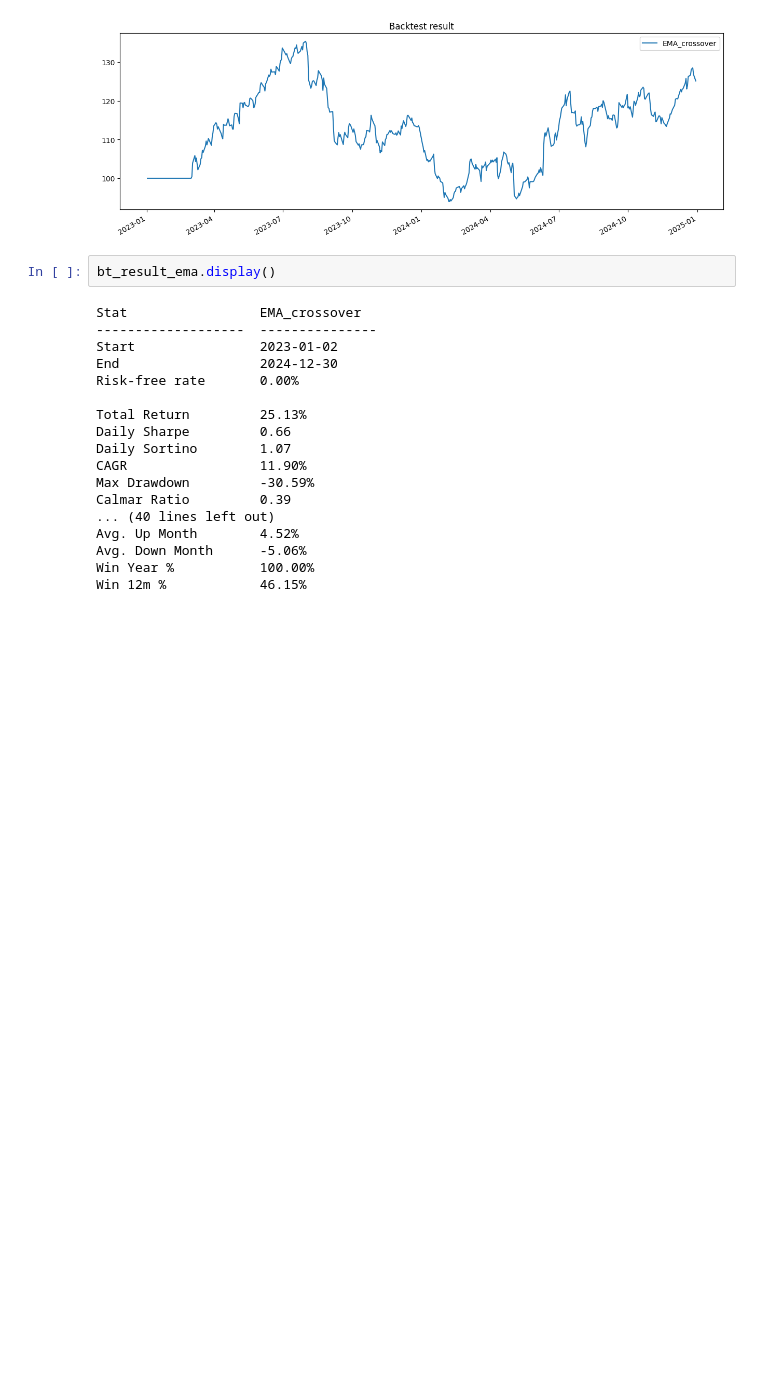
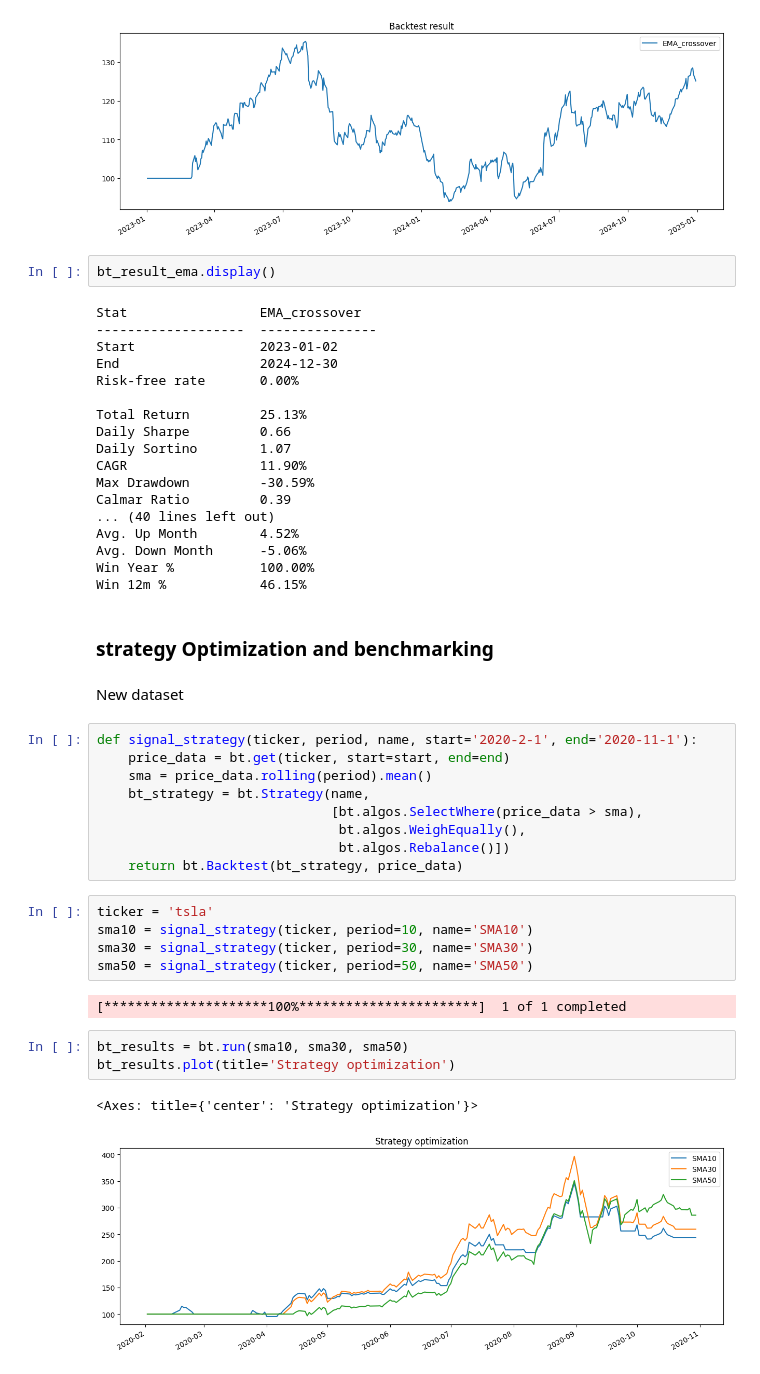
Before and after one commit to Mayahm04/Financial_Trading, a Jupyter notebook: project.ipynb, the cells around one changed output. Saved outputs shown, nothing was run; the diff lists cells and outputs as text; blank space fills up the shorter version.

```diff
--- a/project.ipynb
+++ b/project.ipynb
@@ -325,3 +325,29 @@ Avg. Up Month        4.52%
 Avg. Down Month      -5.06%
 Win Year %           100.00%
 Win 12m %            46.15%
+# %% [markdown]
+### strategy Optimization and benchmarking
+# %% [markdown]
+New dataset
+# %%
+def signal_strategy(ticker, period, name, start='2020-2-1', end='2020-11-1'):
+    price_data = bt.get(ticker, start=start, end=end)
+    sma = price_data.rolling(period).mean()
+    bt_strategy = bt.Strategy(name,
+                              [bt.algos.SelectWhere(price_data > sma),
+                               bt.algos.WeighEqually(),
+                               bt.algos.Rebalance()])
+    return bt.Backtest(bt_strategy, price_data)
+# %%
+ticker = 'tsla'
+sma10 = signal_strategy(ticker, period=10, name='SMA10')
+sma30 = signal_strategy(ticker, period=30, name='SMA30')
+sma50 = signal_strategy(ticker, period=50, name='SMA50')
+# %% [output]
+[*********************100%***********************]  1 of 1 completed
+# %%
+bt_results = bt.run(sma10, sma30, sma50)
+bt_results.plot(title='Strategy optimization')
+# %% [output]
+<Axes: title={'center': 'Strategy optimization'}>
+[figure, added]
```
Also changed, not shown: parts of 2 cells of this notebook.
